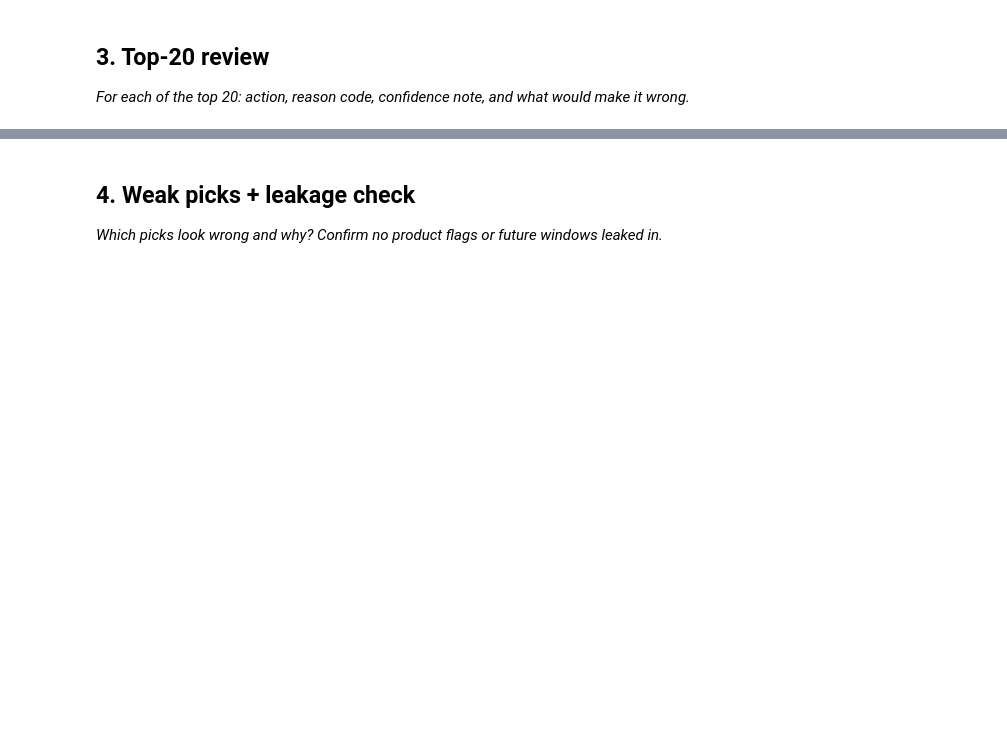
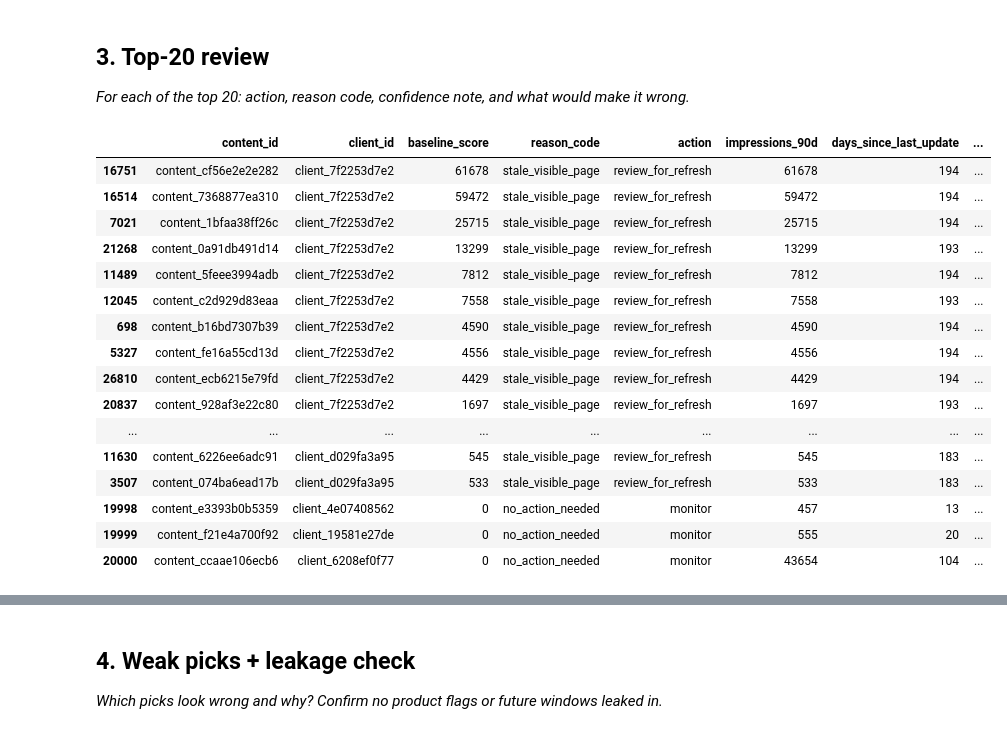
Before and after one commit to zainabaon/flyrank-ml-internship, a Jupyter notebook: work/notebooks/w04_baseline_score.ipynb, the cells around one changed output, grey strips where cells are left out. Saved outputs shown, nothing was run; the diff lists cells and outputs as text; code cells hidden in the pictures; blank space fills up the shorter version.

```diff
--- a/work/notebooks/w04_baseline_score.ipynb
+++ b/work/notebooks/w04_baseline_score.ipynb
@@ -27,3 +131,23 @@ This skeleton is yours to fill. Work the sections **in order** — each one has
 # %%
 # This cell is for CODE (numbers, a query, a check).
 # Write your text answer in the cell ABOVE this one — typing sentences here breaks Run All.
+top20 = queue.head(20)
+top20
+# %% [output]
+|  | content_id | client_id | baseline_score | reason_code | action | impressions_90d | days_since_last_update | ... |
+| 16751 | content_cf56e2e2e282 | client_7f2253d7e2 | 61678 | stale_visible_page | review_for_refresh | 61678 | 194 | ... |
+| 16514 | content_7368877ea310 | client_7f2253d7e2 | 59472 | stale_visible_page | review_for_refresh | 59472 | 194 | ... |
+| 7021 | content_1bfaa38ff26c | client_7f2253d7e2 | 25715 | stale_visible_page | review_for_refresh | 25715 | 194 | ... |
+| 21268 | content_0a91db491d14 | client_7f2253d7e2 | 13299 | stale_visible_page | review_for_refresh | 13299 | 193 | ... |
+| 11489 | content_5feee3994adb | client_7f2253d7e2 | 7812 | stale_visible_page | review_for_refresh | 7812 | 194 | ... |
+| 12045 | content_c2d929d83eaa | client_7f2253d7e2 | 7558 | stale_visible_page | review_for_refresh | 7558 | 193 | ... |
+| 698 | content_b16bd7307b39 | client_7f2253d7e2 | 4590 | stale_visible_page | review_for_refresh | 4590 | 194 | ... |
+| 5327 | content_fe16a55cd13d | client_7f2253d7e2 | 4556 | stale_visible_page | review_for_refresh | 4556 | 194 | ... |
+| 26810 | content_ecb6215e79fd | client_7f2253d7e2 | 4429 | stale_visible_page | review_for_refresh | 4429 | 194 | ... |
+| 20837 | content_928af3e22c80 | client_7f2253d7e2 | 1697 | stale_visible_page | review_for_refresh | 1697 | 193 | ... |
+| ... | ... | ... | ... | ... | ... | ... | ... | ... |
+| 11630 | content_6226ee6adc91 | client_d029fa3a95 | 545 | stale_visible_page | review_for_refresh | 545 | 183 | ... |
+| 3507 | content_074ba6ead17b | client_d029fa3a95 | 533 | stale_visible_page | review_for_refresh | 533 | 183 | ... |
+| 19998 | content_e3393b0b5359 | client_4e07408562 | 0 | no_action_needed | monitor | 457 | 13 | ... |
+| 19999 | content_f21e4a700f92 | client_19581e27de | 0 | no_action_needed | monitor | 555 | 20 | ... |
+| 20000 | content_ccaae106ecb6 | client_6208ef0f77 | 0 | no_action_needed | monitor | 43654 | 104 | ... |
```
Also changed, not shown: parts of 11 cells of this notebook.
